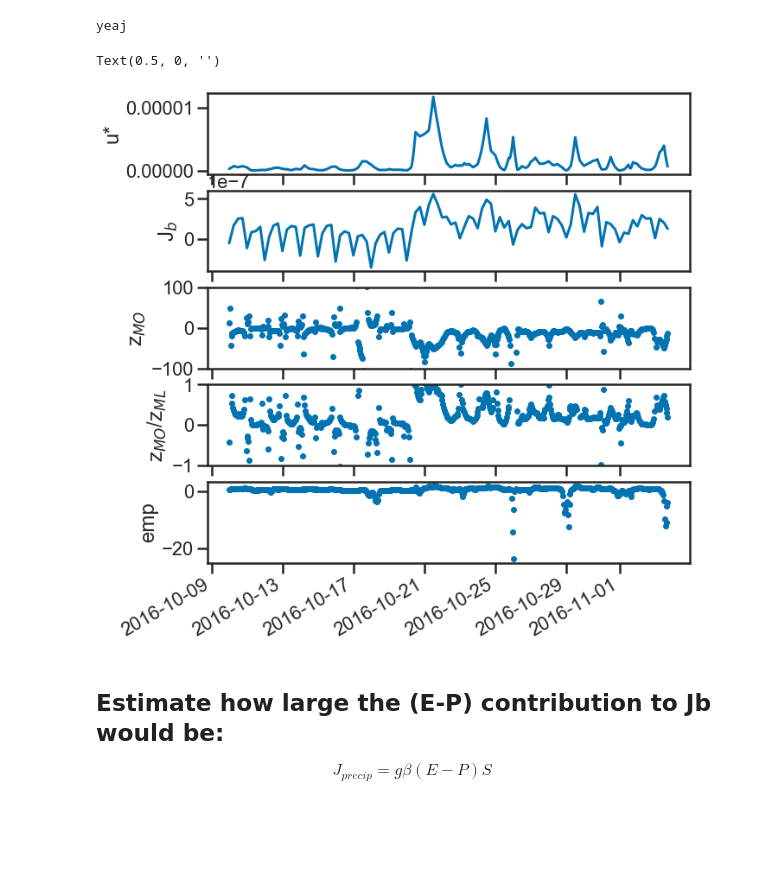
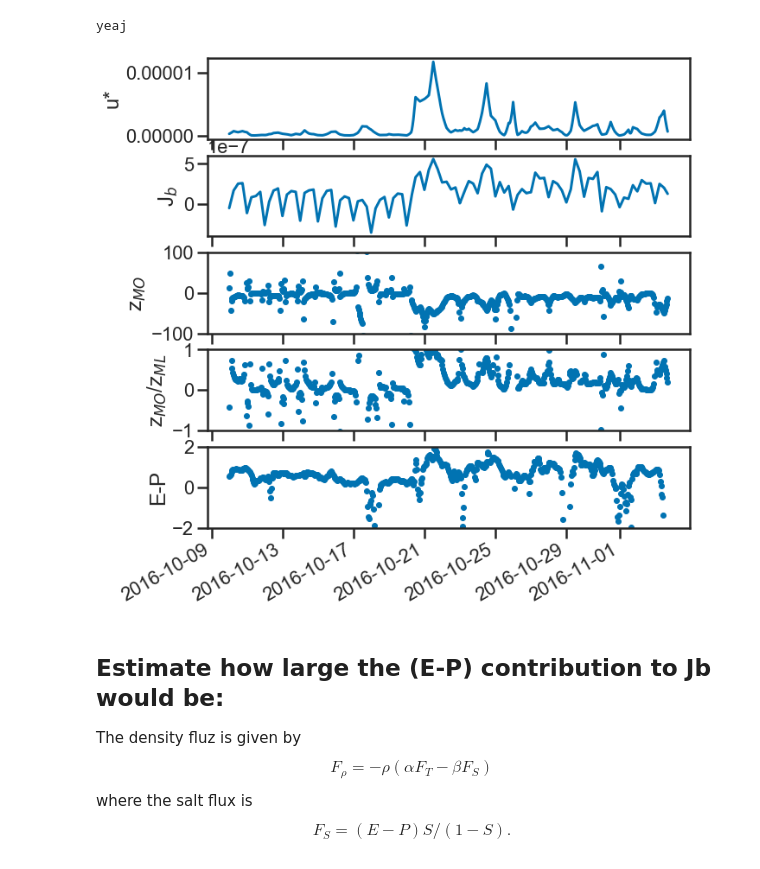
Before and after one commit to sessink/NIW, a Jupyter notebook: notebooks/turbulent_terms.ipynb, the cells around one changed output. Cells and saved outputs as stored; diff of their text form; code cells hidden in the pictures; blank space fills up the shorter version.

Commit message:
compute buoyancy flux due to salt

```diff
--- a/notebooks/turbulent_terms.ipynb
+++ b/notebooks/turbulent_terms.ipynb
@@ -108,33 +108,37 @@ met['emp'] = collect
 # %%
 f,ax=plt.subplots(5,1,sharex=True, figsize=(10,10))
 met['uprime'].plot(ax=ax[0])
 ax[0].set_xlabel(None)
 ax[0].set_ylabel(r'u*')
 met['Bt'].plot(ax=ax[1])
 ax[1].set_xlabel(None)
 ax[1].set_ylabel(r'J$_b$')
 met.MO.plot(lw=0,marker='.',ax=ax[2])
 ax[2].set_xlabel(None)
 ax[2].set_ylim(-100,100);
 ax[2].set_ylabel(r'z$_{MO}$')
 met.MO_MLD.plot(lw=0,marker='.',ax=ax[3])
 ax[3].set_xlabel(None)
 ax[3].set_ylim(-1,1);
 ax[3].set_ylabel(r'z$_{MO}$/z$_{ML}$');
 
 met.emp.plot(lw=0,marker='.',ax=ax[4])
 ax[4].set_xlabel(None)
-# ax[3].set_ylim(-1,1);
-# ax[3].set_ylabel(r'z$_{MO}$/z$_{ML}$');
+ax[4].set_ylim(-2,2);
+ax[4].set_ylabel(r'E-P');
 # %% [output]
-Text(0.5, 0, '')
-[figure, old version]
+[figure, new version]
 # %% [markdown]
 ## Estimate how large the (E-P) contribution to Jb would be:
 
+The density fluz is given by
 $$
-J_{precip} = g\beta(E-P)S
+F_{\rho} = -\rho(\alpha F_T - \beta F_S)
 $$
+where the salt flux is
+$$
+F_S = (E-P)S/(1-S).
+$$
 # %%
 cfs = xr.open_dataset('../data/metdata/float_cfs_hourly.nc')
 metfloat = cfs.sel(floatid='7781a')
```
